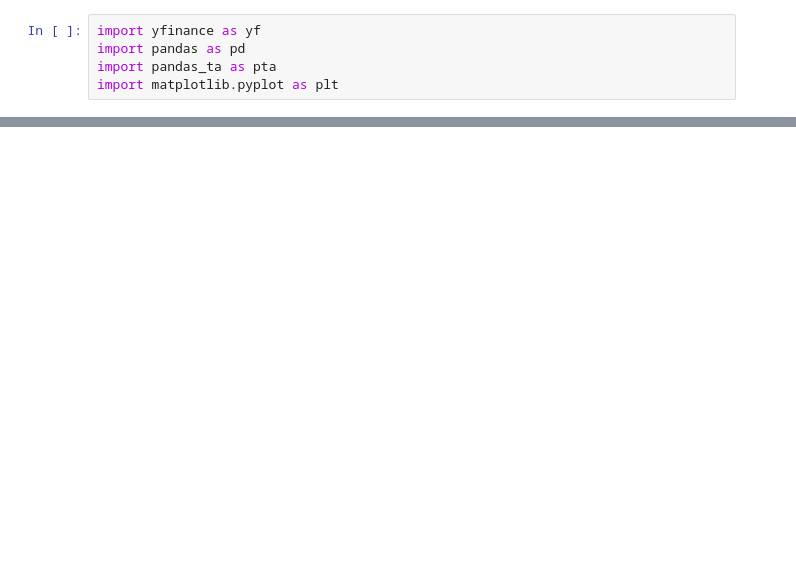
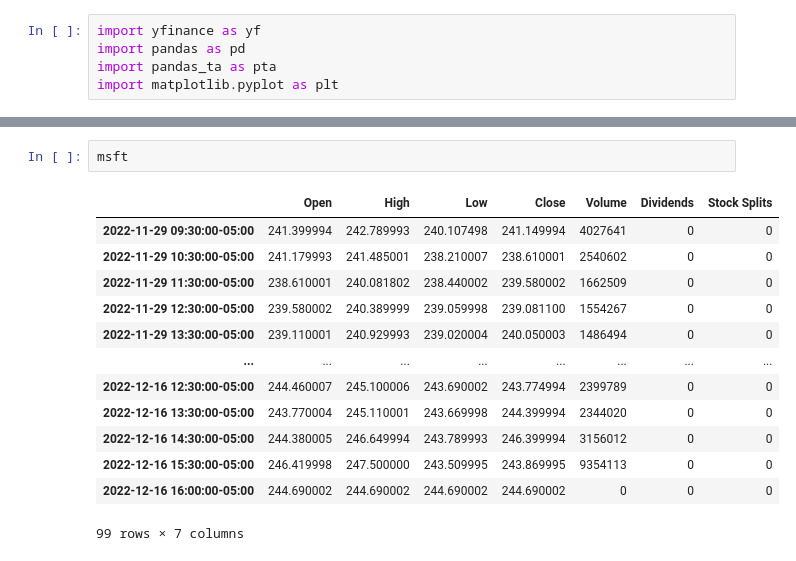
Before and after one commit to binojvr/rsi, a Jupyter notebook: rsi.ipynb, the cells around one changed output, grey strips where cells are left out. Cells and saved outputs as stored; diff of their text form; blank space fills up the shorter version.

```diff
--- a/rsi.ipynb
+++ b/rsi.ipynb
@@ -68,0 +86,16 @@ plt.show()
+# %%
+msft
+# %% [output]
+|  | Open | High | Low | Close | Volume | Dividends | Stock Splits |
+| 2022-11-29 09:30:00-05:00 | 241.399994 | 242.789993 | 240.107498 | 241.149994 | 4027641 | 0 | 0 |
+| 2022-11-29 10:30:00-05:00 | 241.179993 | 241.485001 | 238.210007 | 238.610001 | 2540602 | 0 | 0 |
+| 2022-11-29 11:30:00-05:00 | 238.610001 | 240.081802 | 238.440002 | 239.580002 | 1662509 | 0 | 0 |
+| 2022-11-29 12:30:00-05:00 | 239.580002 | 240.389999 | 239.059998 | 239.081100 | 1554267 | 0 | 0 |
+| 2022-11-29 13:30:00-05:00 | 239.110001 | 240.929993 | 239.020004 | 240.050003 | 1486494 | 0 | 0 |
+| ... | ... | ... | ... | ... | ... | ... | ... |
+| 2022-12-16 12:30:00-05:00 | 244.460007 | 245.100006 | 243.690002 | 243.774994 | 2399789 | 0 | 0 |
+| 2022-12-16 13:30:00-05:00 | 243.770004 | 245.110001 | 243.669998 | 244.399994 | 2344020 | 0 | 0 |
+| 2022-12-16 14:30:00-05:00 | 244.380005 | 246.649994 | 243.789993 | 246.399994 | 3156012 | 0 | 0 |
+| 2022-12-16 15:30:00-05:00 | 246.419998 | 247.500000 | 243.509995 | 243.869995 | 9354113 | 0 | 0 |
+| 2022-12-16 16:00:00-05:00 | 244.690002 | 244.690002 | 244.690002 | 244.690002 | 0 | 0 | 0 |
+99 rows × 7 columns
```
Also changed, not shown: parts of 6 cells of this notebook.
